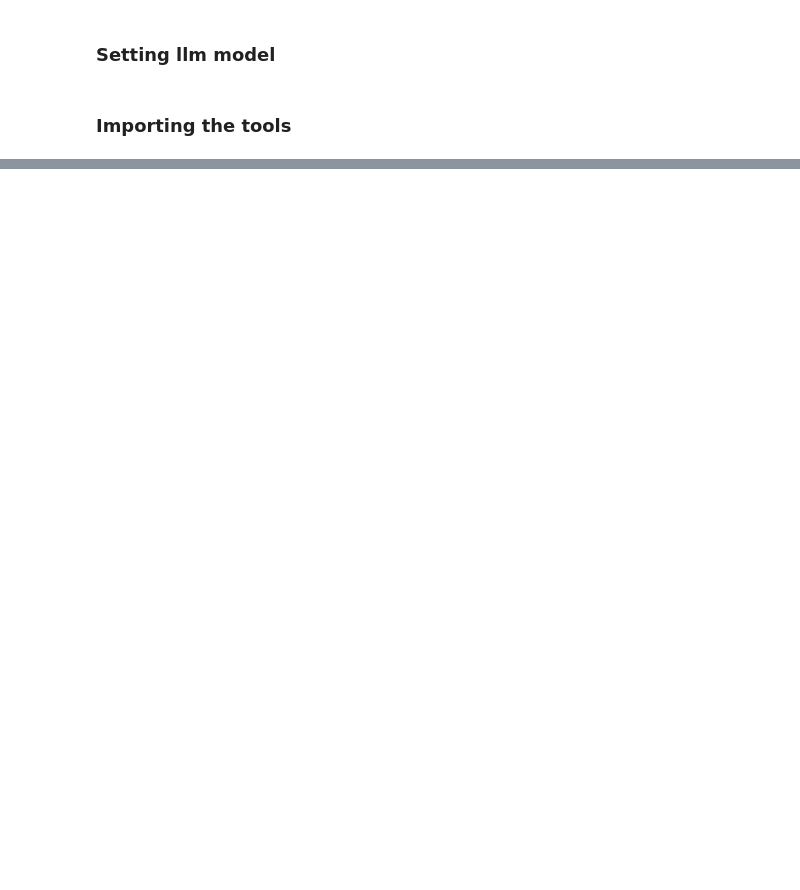
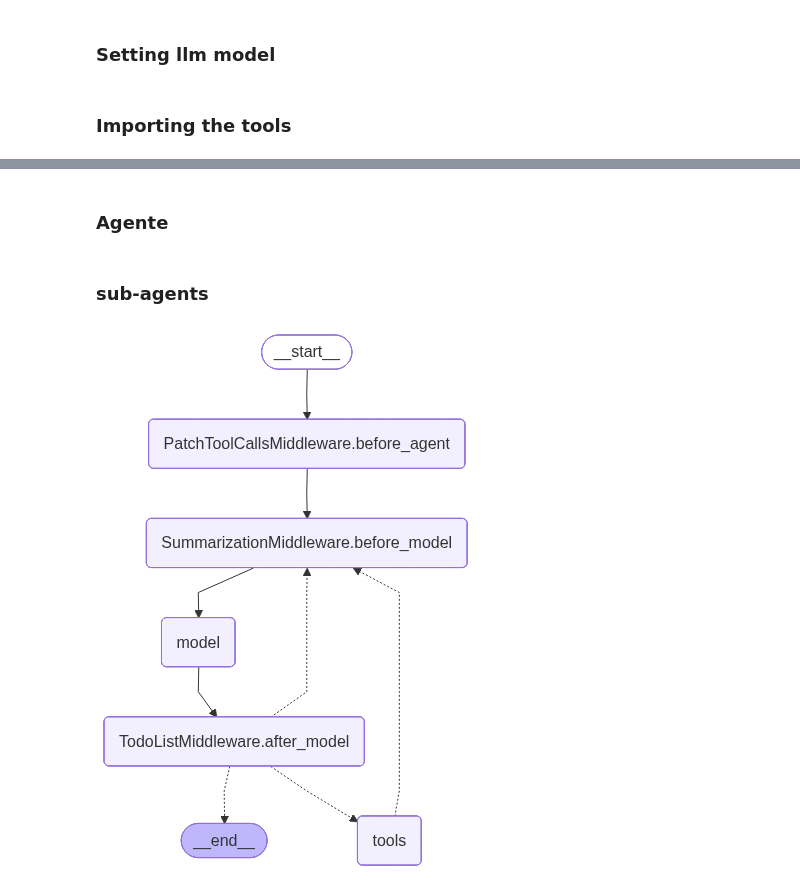
Before and after one commit to camillemotajf/deep_agent_twr, a Jupyter notebook: test_agent.ipynb, the cells around one changed output, grey strips where cells are left out. Drawn from its saved outputs; the diff is of its cells as text; code cells hidden in the pictures; blank space fills up the shorter version.

```diff
--- a/test_agent.ipynb
+++ b/test_agent.ipynb
@@ -100,3 +107,7 @@ await query_mongo_requests.ainvoke(
   'decision': 'bots',
   'headers': '{"Host":"wcb.conexespsimples.online","X-Request-Id":"d5799c19ea331b35bc8343182669b72f","X-Real-Ip":"131.196.109.92","X-Forwarded-For":"131.196.109.92","X-Forwarded-Host":"wcb.conexespsim ...
   'request': '{"elementor-preview":"96","ver":"1770474747"}'}]
+# %% [markdown]
+### Agente
+# %% [markdown]
+### sub-agents
@@ -102,0 +176,7 @@ await query_mongo_requests.ainvoke(
+# %%
+from IPython.display import Image, display
+
+
+display(Image(agent.get_graph().draw_mermaid_png()))
+# %% [output]
+[figure, added]
```
Also changed, not shown: parts of 9 cells of this notebook, 18 other files.
